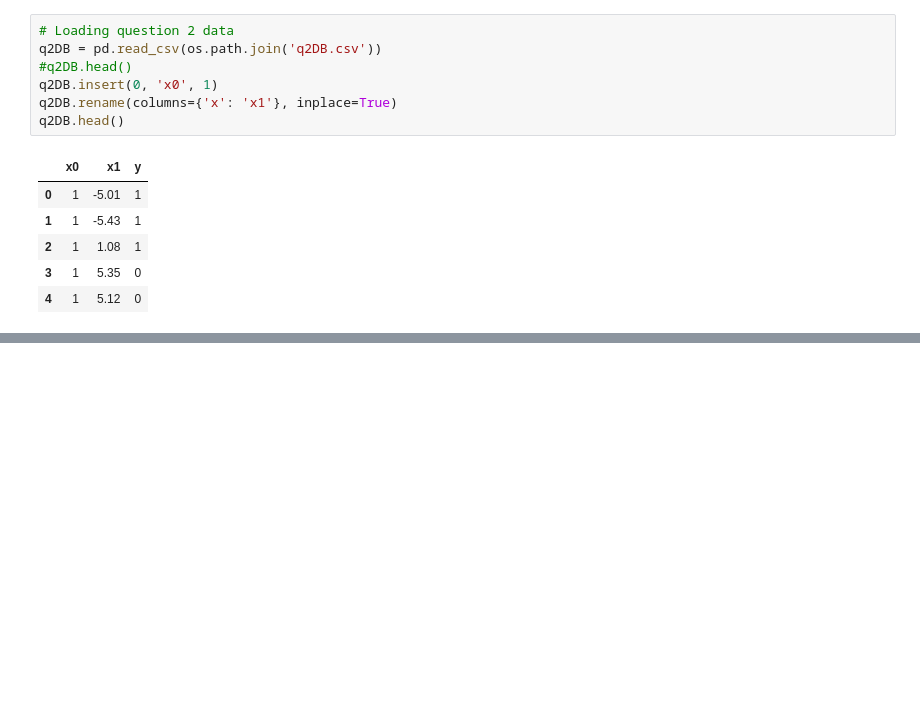
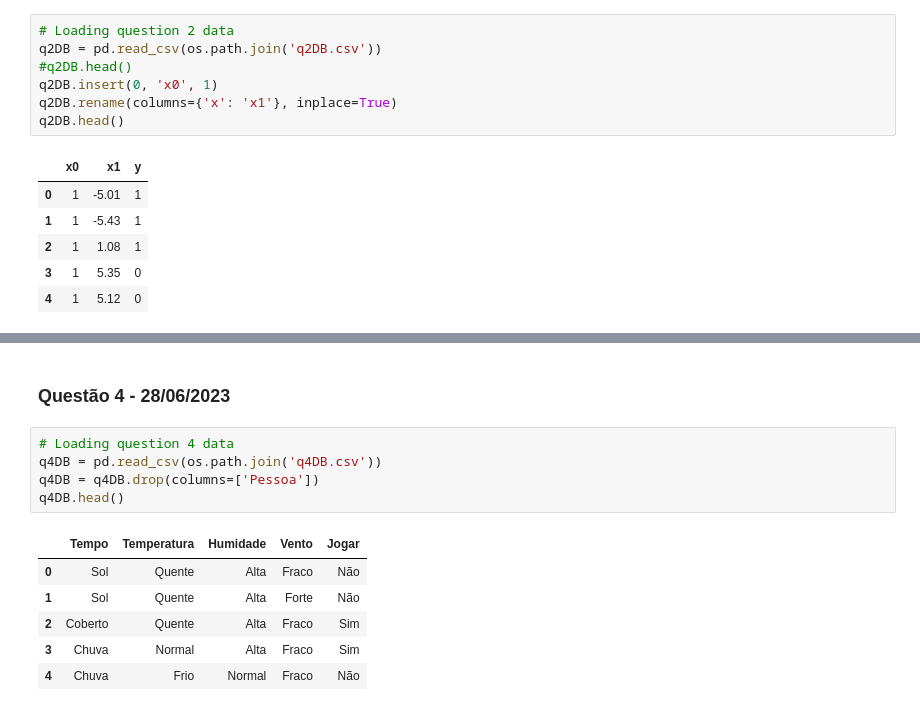
Before and after one commit to BrenoOR/Aprendizado-Maquina, a Jupyter notebook: MLQuestions.ipynb, the cells around one changed output, grey strips where cells are left out. Cells and saved outputs as stored; diff of their text form; blank space fills up the shorter version.

```diff
--- a/MLQuestions.ipynb
+++ b/MLQuestions.ipynb
@@ -304,0 +424,14 @@ Error: 33.33333333333333%
+# %% [markdown]
+### Questão 4 - 28/06/2023
+# %%
+# Loading question 4 data
+q4DB = pd.read_csv(os.path.join('q4DB.csv'))
+q4DB = q4DB.drop(columns=['Pessoa'])
+q4DB.head()
+# %% [output]
+|  | Tempo | Temperatura | Humidade | Vento | Jogar |
+| 0 | Sol | Quente | Alta | Fraco | Não |
+| 1 | Sol | Quente | Alta | Forte | Não |
+| 2 | Coberto | Quente | Alta | Fraco | Sim |
+| 3 | Chuva | Normal | Alta | Fraco | Sim |
+| 4 | Chuva | Frio | Normal | Fraco | Não |
```
Also changed, not shown: parts of 15 cells of this notebook, 6 other files.
